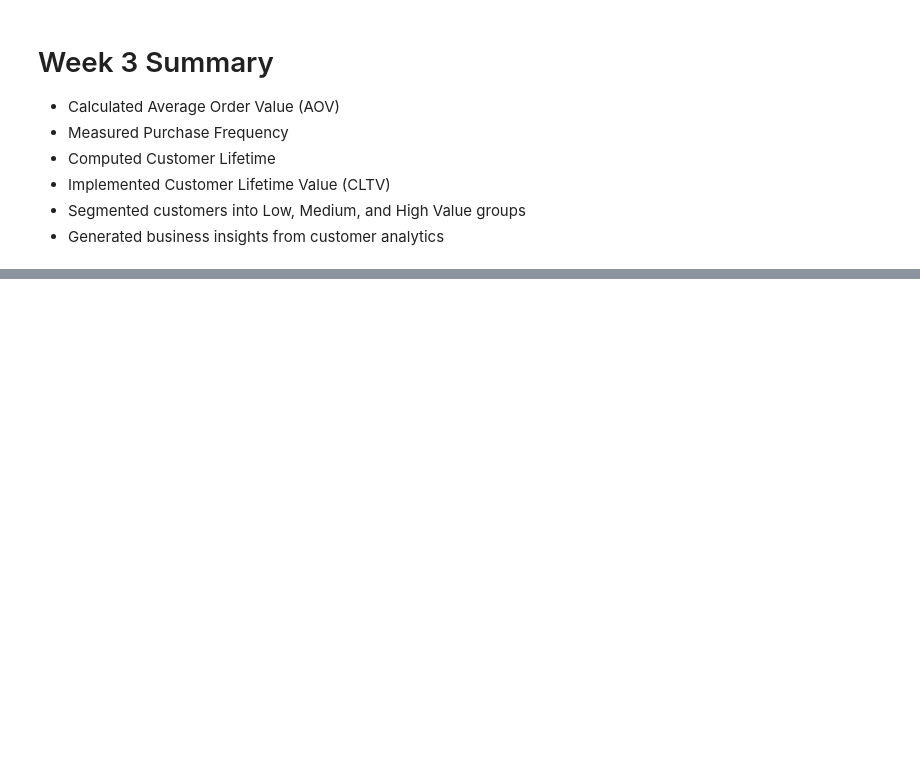
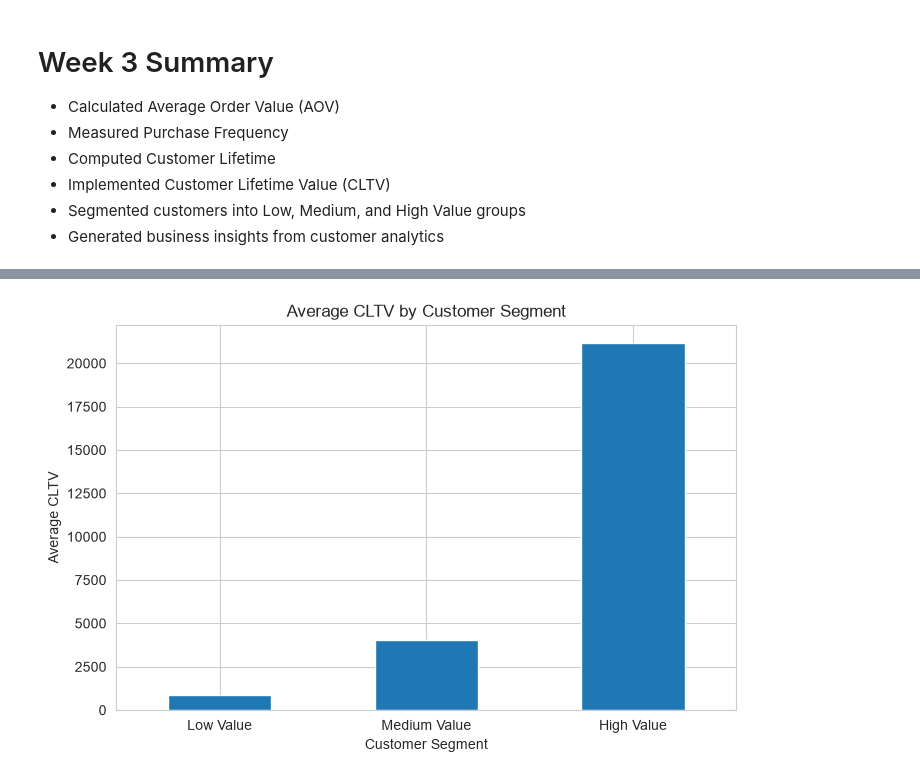
Before and after one commit to vedants0307/SaaS-Cohort-CLTV-Analysis, a Jupyter notebook: notebooks/Cohort_Analysis.ipynb, the cells around one changed output, grey strips where cells are left out. Saved outputs shown, nothing was run; the diff lists cells and outputs as text; code cells hidden in the pictures; blank space fills up the shorter version.

```diff
--- a/notebooks/Cohort_Analysis.ipynb
+++ b/notebooks/Cohort_Analysis.ipynb
@@ -564,0 +601,14 @@ Index(['TotalOrders', 'TotalRevenue', 'AverageOrderValue', 'LifetimeMonths',
+# %%
+plt.figure(figsize=(8,5))
+
+segment_cltv.plot(kind="bar")
+
+plt.title("Average CLTV by Customer Segment")
+plt.xlabel("Customer Segment")
+plt.ylabel("Average CLTV")
+
+plt.xticks(rotation=0)
+
+plt.show()
+# %% [output]
+[figure, added]
```
Also changed, not shown: parts of 15 cells of this notebook, 2 other files.
